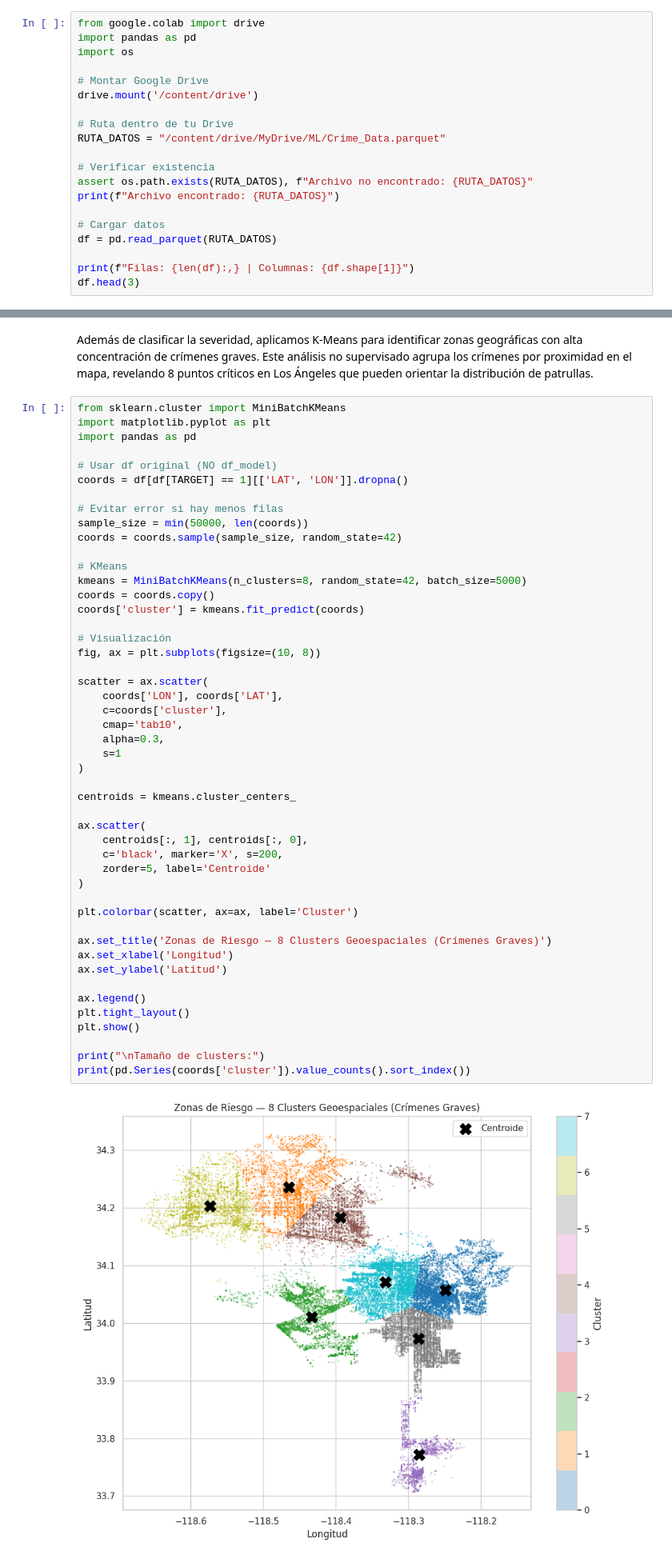
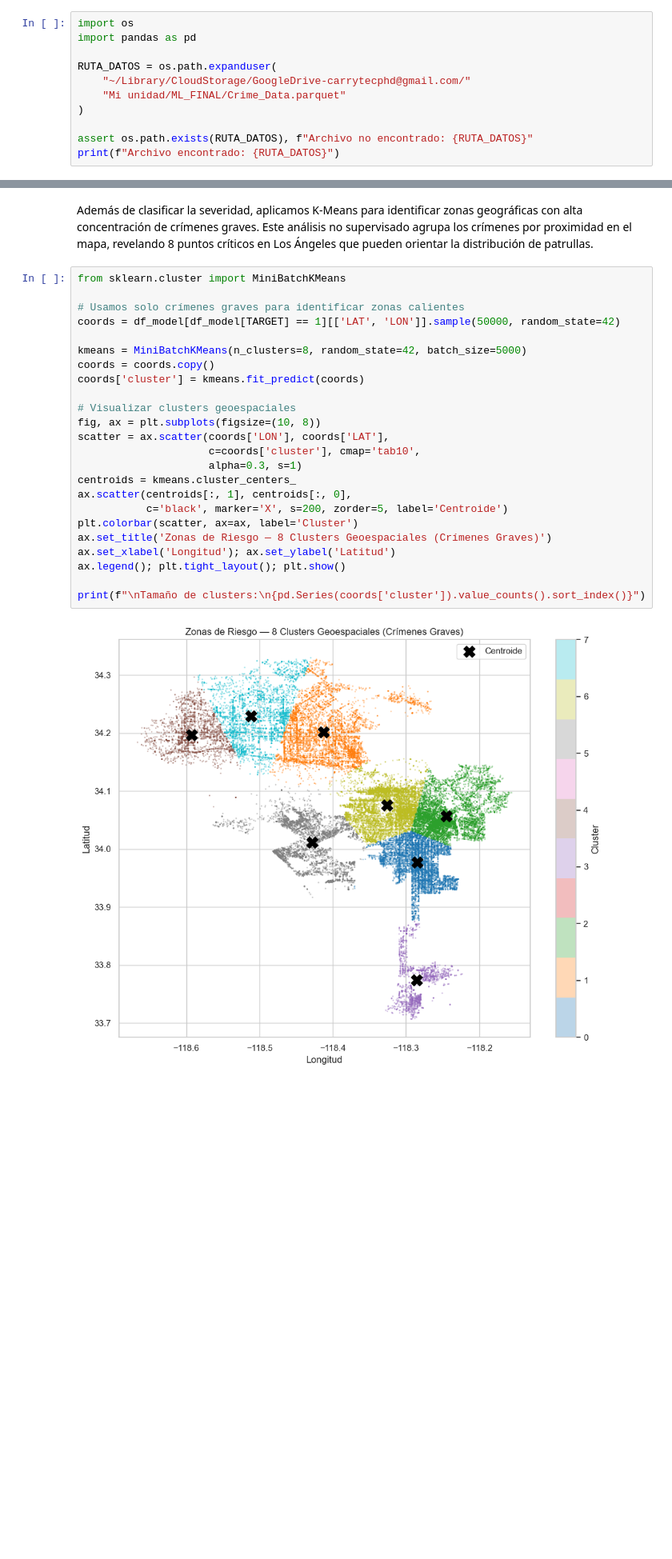
Before and after one commit to carrytecphd-oss/ml-crime-lapd, a Jupyter notebook: ML_Trabajo_Final.ipynb, the cells around one changed output, grey strips where cells are left out. Shown at 80% size. Drawn from its saved outputs; the diff is of its cells as text; blank space fills up the shorter version.

```diff
--- a/ML_Trabajo_Final.ipynb
+++ b/ML_Trabajo_Final.ipynb
@@ -61,23 +55,14 @@ Mounted at /content/drive
 # %% [markdown]
 En esta sección cargamos el dataset desde Google Drive. El archivo está en formato Parquet, que es significativamente más rápido y ligero que el CSV original (244 MB → 41 MB). Antes de continuar, el código verifica que el archivo existe en la ruta correcta para evitar errores inesperados.
 # %%
-from google.colab import drive
+import os
 import pandas as pd
-import os
 
-# Montar Google Drive
-drive.mount('/content/drive')
+RUTA_DATOS = os.path.expanduser(
+    "~/Library/CloudStorage/GoogleDrive-carrytecphd@gmail.com/"
+    "Mi unidad/ML_FINAL/Crime_Data.parquet"
+)
 
-# Ruta dentro de tu Drive
-RUTA_DATOS = "/content/drive/MyDrive/ML/Crime_Data.parquet"
-
-# Verificar existencia
 assert os.path.exists(RUTA_DATOS), f"Archivo no encontrado: {RUTA_DATOS}"
 print(f"Archivo encontrado: {RUTA_DATOS}")
-
-# Cargar datos
-df = pd.read_parquet(RUTA_DATOS)
-
-print(f"Filas: {len(df):,} | Columnas: {df.shape[1]}")
-df.head(3)
 # %% [output]
@@ -491,53 +338,29 @@ XGBClassifier(base_score=None, booster=None, callbacks=None,
 Además de clasificar la severidad, aplicamos K-Means para identificar zonas geográficas con alta concentración de crímenes graves. Este análisis no supervisado agrupa los crímenes por proximidad en el mapa, revelando 8 puntos críticos en Los Ángeles que pueden orientar la distribución de patrullas.
 # %%
 from sklearn.cluster import MiniBatchKMeans
-import matplotlib.pyplot as plt
-import pandas as pd
 
-# Usar df original (NO df_model)
-coords = df[df[TARGET] == 1][['LAT', 'LON']].dropna()
+# Usamos solo crímenes graves para identificar zonas calientes
+coords = df_model[df_model[TARGET] == 1][['LAT', 'LON']].sample(50000, random_state=42)
 
-# Evitar error si hay menos filas
-sample_size = min(50000, len(coords))
-coords = coords.sample(sample_size, random_state=42)
-
-# KMeans
 kmeans = MiniBatchKMeans(n_clusters=8, random_state=42, batch_size=5000)
 coords = coords.copy()
 coords['cluster'] = kmeans.fit_predict(coords)
 
-# Visualización
+# Visualizar clusters geoespaciales
 fig, ax = plt.subplots(figsize=(10, 8))
+scatter = ax.scatter(coords['LON'], coords['LAT'],
+                     c=coords['cluster'], cmap='tab10',
+                     alpha=0.3, s=1)
+centroids = kmeans.cluster_centers_
+ax.scatter(centroids[:, 1], centroids[:, 0],
+           c='black', marker='X', s=200, zorder=5, label='Centroide')
+plt.colorbar(scatter, ax=ax, label='Cluster')
+ax.set_title('Zonas de Riesgo — 8 Clusters Geoespaciales (Crímenes Graves)')
+ax.set_xlabel('Longitud'); ax.set_ylabel('Latitud')
+ax.legend(); plt.tight_layout(); plt.show()
 
-scatter = ax.scatter(
-    coords['LON'], coords['LAT'],
-    c=coords['cluster'],
-    cmap='tab10',
-    alpha=0.3,
-    s=1
-)
-
-centroids = kmeans.cluster_centers_
-
-ax.scatter(
-    centroids[:, 1], centroids[:, 0],
-    c='black', marker='X', s=200,
-    zorder=5, label='Centroide'
-)
-
-plt.colorbar(scatter, ax=ax, label='Cluster')
-
-ax.set_title('Zonas de Riesgo — 8 Clusters Geoespaciales (Crímenes Graves)')
-ax.set_xlabel('Longitud')
-ax.set_ylabel('Latitud')
-
-ax.legend()
-plt.tight_layout()
-plt.show()
-
-print("\nTamaño de clusters:")
-print(pd.Series(coords['cluster']).value_counts().sort_index())
+print(f"\nTamaño de clusters:\n{pd.Series(coords['cluster']).value_counts().sort_index()}")
 # %% [output]
-[figure, old version]
+[figure, new version]
 Tamaño de clusters:
 cluster
```
Also changed, not shown: parts of 20 cells of this notebook, 5 other files.
